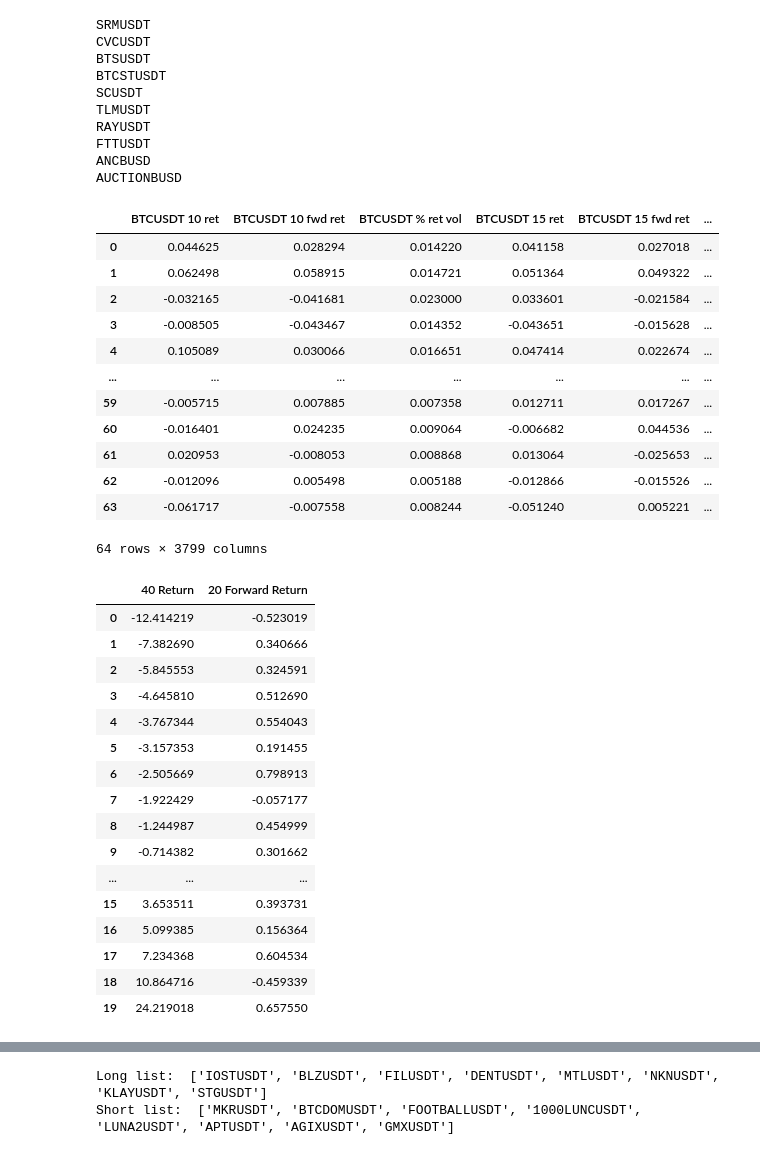
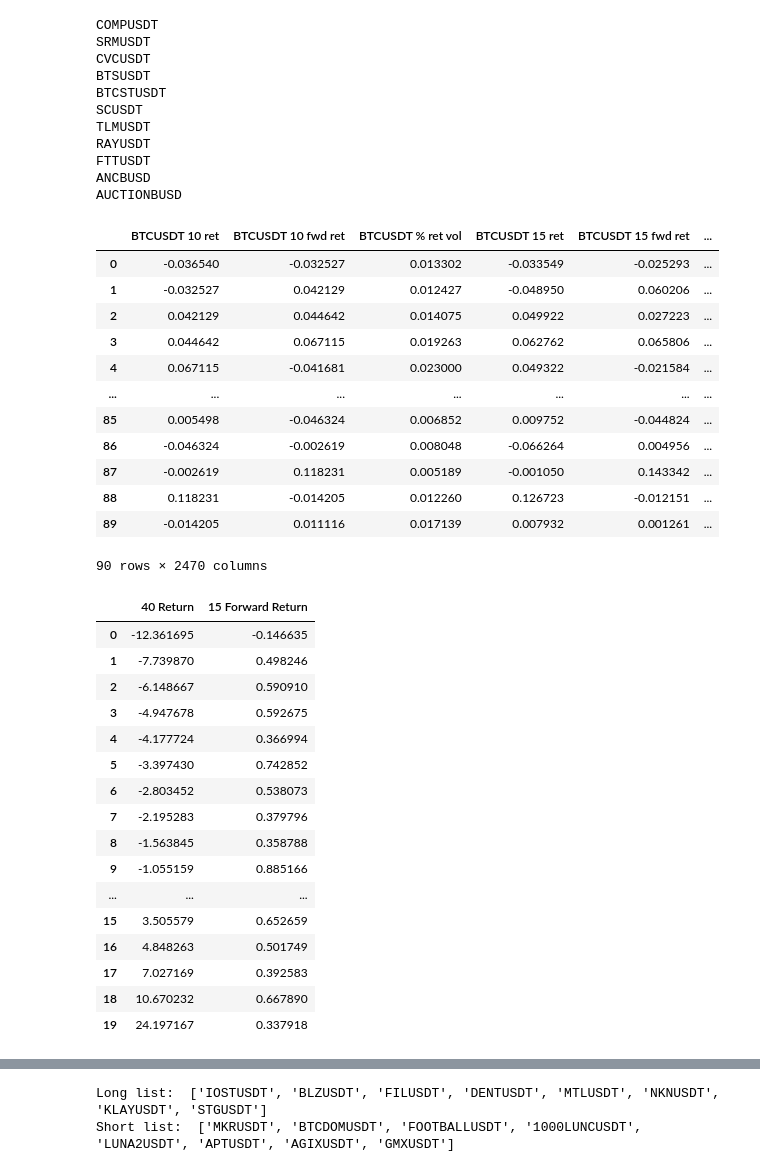
Before and after one commit to createMonster/Multi-Strategy-Quant-System, a Jupyter notebook: playground/momentum_explore.ipynb, the cells around one changed output, grey strips where cells are left out. Saved outputs shown, nothing was run; the diff lists cells and outputs as text; code cells hidden in the pictures.

```diff
--- a/playground/momentum_explore.ipynb
+++ b/playground/momentum_explore.ipynb
@@ -33,7 +22,7 @@ Index(['BTCUSDT open', 'BTCUSDT high', 'BTCUSDT low', 'BTCUSDT close',
 # %%
-periods = [10, 15, 18, 20, 25, 30, 35, 40, 45, 50, 55, 60, 65, 70]
-look_ahead = 20
-IGNORES = 1 # We do not want to count the closest momentum for possible reversion
+periods = [10, 15, 18, 20, 25, 30, 35, 40, 45]
+look_ahead = 15
+IGNORES = 5 # We do not want to count the closest momentum for possible reversion
 
 instruments = get_instruments_from_df(origin_df)
 remove_instruments = []
@@ -54,6 +43,7 @@ for inst in instruments:
 df_cols = [col for col in df.columns if col.split(" ")[0] not in remove_instruments]
 df = df[df_cols]
 # %% [output]
+COMPUSDT
 SRMUSDT
 CVCUSDT
 BTSUSDT
@@ -91,20 +81,20 @@ rank_df = get_momentum_rank(df, look_ahead)
 rank_df
 # %% [output]
 |  | BTCUSDT 10 ret | BTCUSDT 10 fwd ret | BTCUSDT % ret vol | BTCUSDT 15 ret | BTCUSDT 15 fwd ret | ... |
-| 0 | 0.044625 | 0.028294 | 0.014220 | 0.041158 | 0.027018 | ... |
-| 1 | 0.062498 | 0.058915 | 0.014721 | 0.051364 | 0.049322 | ... |
-| 2 | -0.032165 | -0.041681 | 0.023000 | 0.033601 | -0.021584 | ... |
-| 3 | -0.008505 | -0.043467 | 0.014352 | -0.043651 | -0.015628 | ... |
-| 4 | 0.105089 | 0.030066 | 0.016651 | 0.047414 | 0.022674 | ... |
+| 0 | -0.036540 | -0.032527 | 0.013302 | -0.033549 | -0.025293 | ... |
+| 1 | -0.032527 | 0.042129 | 0.012427 | -0.048950 | 0.060206 | ... |
+| 2 | 0.042129 | 0.044642 | 0.014075 | 0.049922 | 0.027223 | ... |
+| 3 | 0.044642 | 0.067115 | 0.019263 | 0.062762 | 0.065806 | ... |
+| 4 | 0.067115 | -0.041681 | 0.023000 | 0.049322 | -0.021584 | ... |
 | ... | ... | ... | ... | ... | ... | ... |
-| 59 | -0.005715 | 0.007885 | 0.007358 | 0.012711 | 0.017267 | ... |
-| 60 | -0.016401 | 0.024235 | 0.009064 | -0.006682 | 0.044536 | ... |
-| 61 | 0.020953 | -0.008053 | 0.008868 | 0.013064 | -0.025653 | ... |
-| 62 | -0.012096 | 0.005498 | 0.005188 | -0.012866 | -0.015526 | ... |
-| 63 | -0.061717 | -0.007558 | 0.008244 | -0.051240 | 0.005221 | ... |
+| 85 | 0.005498 | -0.046324 | 0.006852 | 0.009752 | -0.044824 | ... |
+| 86 | -0.046324 | -0.002619 | 0.008048 | -0.066264 | 0.004956 | ... |
+| 87 | -0.002619 | 0.118231 | 0.005189 | -0.001050 | 0.143342 | ... |
+| 88 | 0.118231 | -0.014205 | 0.012260 | 0.126723 | -0.012151 | ... |
+| 89 | -0.014205 | 0.011116 | 0.017139 | 0.007932 | 0.001261 | ... |
-64 rows × 3799 columns
+90 rows × 2470 columns
 # %%
-look_back = periods[7]
+look_back = 40
 k=20
 
 portfolio_df = pd.DataFrame(index=rank_df.index)
@@ -141,48 +131,48 @@ def lookup_ret(index, portfolio_df, rank_portfolio):
     inst_ret_vol = rank_df.loc[index, ret_vol_cols].mean()
     return inst_fwd_ret, inst_ret, inst_ret_vol
 
 
 rank_cols = [i for i in range(k)]
 result_df = pd.DataFrame(index=portfolio_df.index, columns=rank_cols)
 for i in portfolio_df.index:
     result_df.loc[i, rank_cols] = [[] for _ in range(k)]
     for col in target_ret_cols:
         inst = col.split(" ")[0]
         rank = portfolio_df.loc[i, col]
         result_df.loc[i, rank].append(inst)
 
 for i in result_df.index:
     for rank in result_df[rank_cols]:
         rank_portfolio = result_df.loc[i, rank]
         inst_fwd_ret, inst_ret, inst_ret_vol = lookup_ret(i, portfolio_df, rank_portfolio)
         result_df.loc[i, f"rank {rank} fwd ret"] = inst_fwd_ret
         result_df.loc[i, f"rank {rank} ret"] = inst_ret
         result_df.loc[i, f"rank {rank} ret vol"] = inst_ret_vol
 
 
 fwd_ret = result_df[[f"rank {rank} fwd ret" for rank in range(k)]].mean().reset_index(drop=True)
 ret = result_df[[f"rank {rank} ret" for rank in range(k)]].mean().reset_index(drop=True)
 compare_df = pd.concat({f"{look_back} Return": ret, f"{look_ahead} Forward Return": fwd_ret},
                     axis=1)
 compare_df = compare_df.apply(lambda x: x*100)
 
 compare_df
 # %% [output]
-|  | 40 Return | 20 Forward Return |
-| 0 | -12.414219 | -0.523019 |
-| 1 | -7.382690 | 0.340666 |
-| 2 | -5.845553 | 0.324591 |
-| 3 | -4.645810 | 0.512690 |
-| 4 | -3.767344 | 0.554043 |
-| 5 | -3.157353 | 0.191455 |
-| 6 | -2.505669 | 0.798913 |
-| 7 | -1.922429 | -0.057177 |
-| 8 | -1.244987 | 0.454999 |
-| 9 | -0.714382 | 0.301662 |
+|  | 40 Return | 15 Forward Return |
+| 0 | -12.361695 | -0.146635 |
+| 1 | -7.739870 | 0.498246 |
+| 2 | -6.148667 | 0.590910 |
+| 3 | -4.947678 | 0.592675 |
+| 4 | -4.177724 | 0.366994 |
+| 5 | -3.397430 | 0.742852 |
+| 6 | -2.803452 | 0.538073 |
+| 7 | -2.195283 | 0.379796 |
+| 8 | -1.563845 | 0.358788 |
+| 9 | -1.055159 | 0.885166 |
 | ... | ... | ... |
-| 15 | 3.653511 | 0.393731 |
-| 16 | 5.099385 | 0.156364 |
-| 17 | 7.234368 | 0.604534 |
-| 18 | 10.864716 | -0.459339 |
-| 19 | 24.219018 | 0.657550 |
+| 15 | 3.505579 | 0.652659 |
+| 16 | 4.848263 | 0.501749 |
+| 17 | 7.027169 | 0.392583 |
+| 18 | 10.670232 | 0.667890 |
+| 19 | 24.197167 | 0.337918 |
 # %%
```
Also changed, not shown: parts of 3 cells of this notebook, 6 other files.
